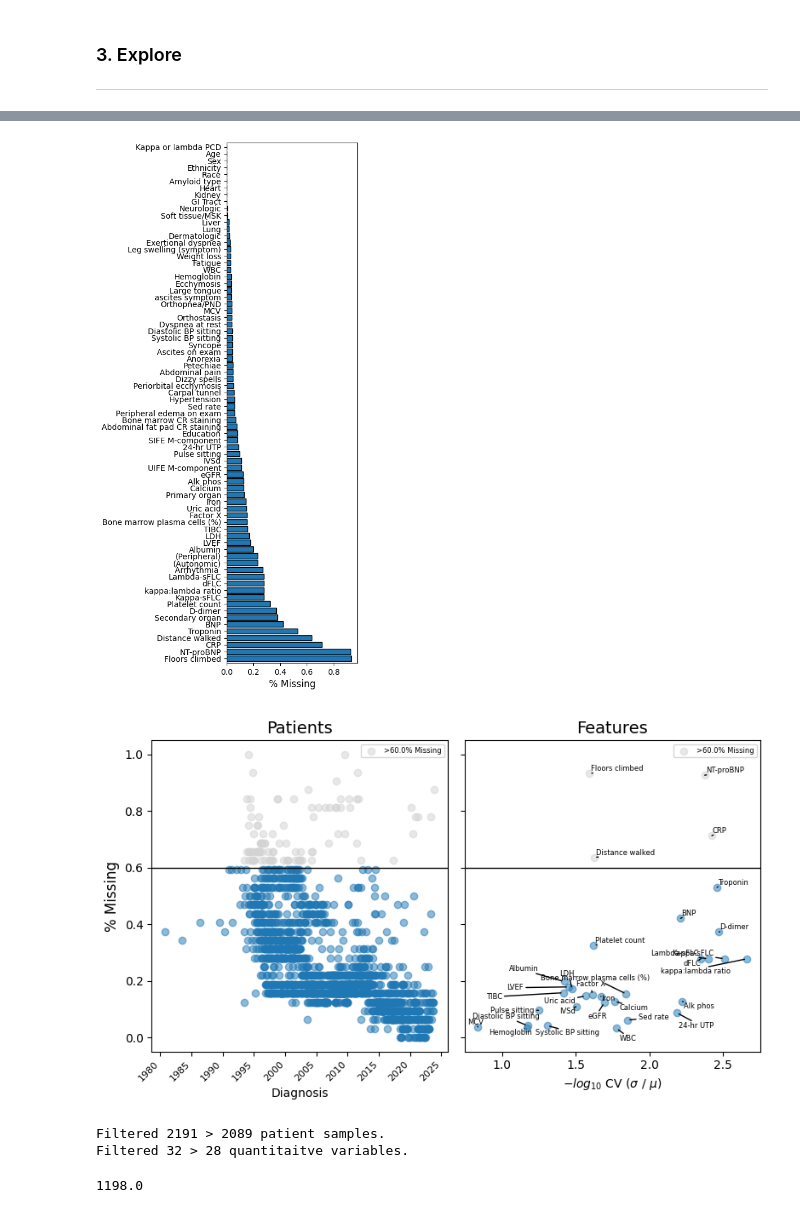
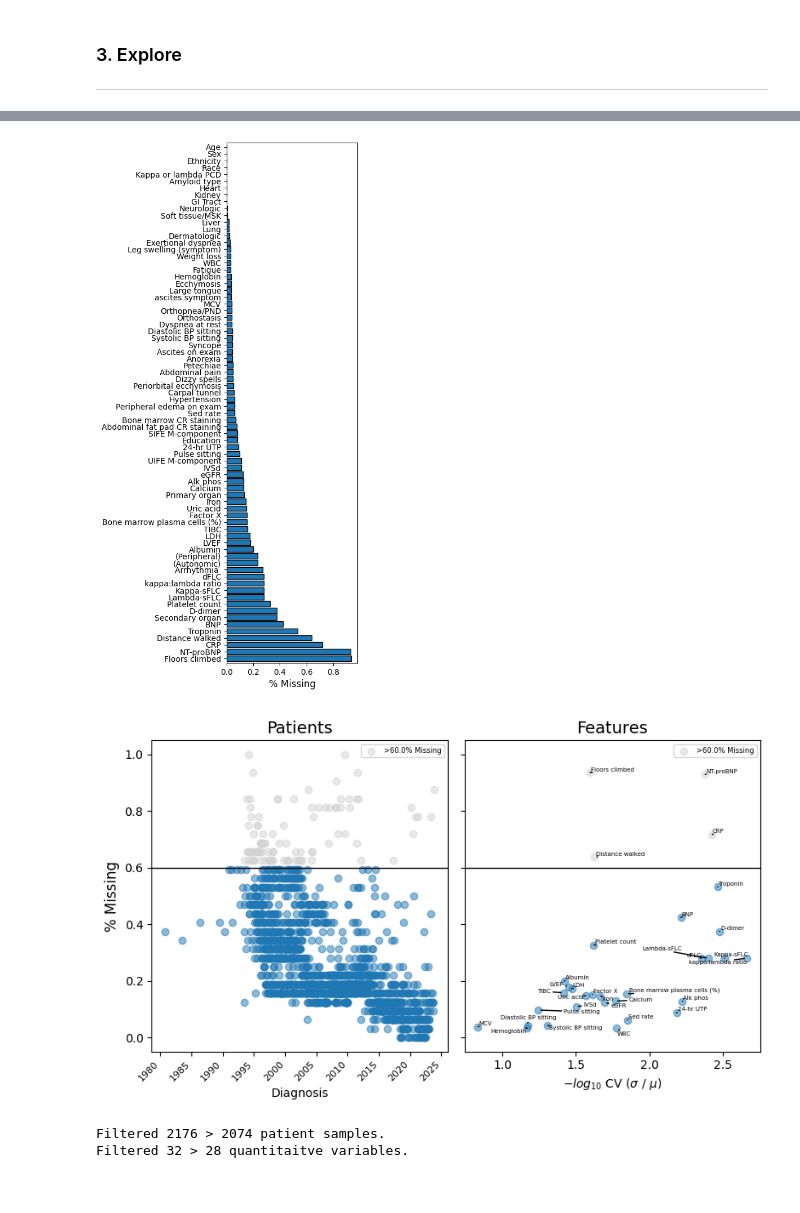
Before and after one commit to shankara-a/amyloidosis_bmc_2023, a Jupyter notebook: 01_process.ipynb, the cells around one changed output, grey strips where cells are left out. Cells and saved outputs as stored; diff of their text form; code cells hidden in the pictures.

```diff
--- a/01_process.ipynb
+++ b/01_process.ipynb
@@ -66,6 +66,10 @@ amyloid.qvars[amyloid.qvars.index("Creatinine")] = "eGFR"
 data_df['status'] = np.where(data_df['Date of death'].notna(), 1, 0)
 data_df['time'] = data_df[['Date of death','Date of last visit']].max(axis=1) - data_df['Date of diagnosis']
 data_df['time'] = data_df['time'] / pd.Timedelta(days=30)
+
+
+# Add Eras
+data_df["Era"] = data_df["Date of diagnosis"].apply(lambda x: utils.get_eras(x))
 # %% [markdown]
 ### 2. Prep Treatments
 ---
@@ -115,3 +119,6 @@ AL_df = data_df[data_df['Amyloid type'] == "AL"]
 
 # Select for ones we know the LC isotype
 AL_df = AL_df[AL_df['Kappa or lambda PCD'].notna()]
+
+# Filter for rationale TTE
+AL_df = AL_df[AL_df["time"] > 0]
@@ -139,5 +151,5 @@ plt.savefig("figures/spearman_corr_clustermap.pdf", dpi=200, bbox_inches="tight"
 plot.missing_barplot(AL_df[amyloid.qvars + amyloid.catvars], figsize=(3,12))
 plt.savefig("figures/missing_variables.pdf", dpi=200, bbox_inches="tight")
 # %% [output]
-[figure, old version]
+[figure, new version]
 # %%
@@ -147,6 +158,8 @@ from datetime import datetime
 missing_by_patient = 0.6
 missing_by_var = 0.6
 # %%
+from adjustText import adjust_text
+
 fig,axes = plt.subplots(1,2,figsize=(8,4.75), sharey=True)
 
 # Patient Missing Scatterplot
@@ -163,35 +176,35 @@ axes[0].set_ylabel("% Missing", fontsize=12)
 axes[0].axhline(missing_by_patient, linewidth=1, c='k')
 axes[0].legend(fontsize=6)
 axes[0].set_xticklabels(axes[0].get_xticklabels(), rotation=45, ha='right', fontsize=8)
 axes[0].set_title("Patients", fontsize=14)
 
 # Feature Missing Scatterplot
 df = AL_df[amyloid.qvars]
 df = pd.DataFrame(df.isna().sum(0) / df.shape[0]).sort_values(0).join(
     pd.DataFrame(df.mean(0), columns=['mean'])).join(
     pd.DataFrame(df.std(0), columns=['std']))
 
 df['cv'] = 100 * (df['std'] / df['mean'])
 df['cv'] = np.log10(df['cv'])
 
 df_1 = df[df[0] <= missing_by_var]
 df_2 = df[df[0] > missing_by_var]
 
 axes[1].scatter(df_1['cv'], df_1[0], alpha=0.5)
 axes[1].scatter(df_2['cv'], df_2[0], alpha=0.5, c='lightgrey', label=">{}% Missing".format(missing_by_var*100))
 axes[1].set_xlabel("$-log_{10}$ CV ($\sigma$ / $\mu$)")
 #axes[1].set_ylabel("% Missing")
 axes[1].axhline(missing_by_var, linewidth=1, c='k')
 axes[1].legend(fontsize=6)
 
-texts = [axes[1].text(df['cv'][i], df[0][i], df.index[i], ha='center', va='center', fontsize=6) for i in range(df.shape[0])]
+texts = [axes[1].text(df['cv'][i], df[0][i], df.index[i], ha='center', va='center', fontsize=5) for i in range(df.shape[0])]
 adjust_text(texts, arrowprops=dict(arrowstyle='-', color='black'))
 
 axes[1].set_title("Features", fontsize=14)
 plt.tight_layout()
 plt.savefig("figures/missing_vars_scatterplot.pdf", dpi=200, bbox_inches="tight")
 # %% [output]
-[figure, old version]
+[figure, new version]
 # %%
 # Filter Quantitative Variables
 qvars_to_keep = (AL_df[amyloid.qvars].isna().sum() / AL_df.shape[0] <= missing_by_var)
@@ -203,15 +216,10 @@ patients_to_keep = (AL_df[amyloid.qvars].isna().sum(1) / len(amyloid.qvars) <= m
 print("Filtered {} > {} patient samples.".format(AL_df.shape[0], patients_to_keep.sum()))
 print("Filtered {} > {} quantitaitve variables.".format(len(amyloid.qvars), len(qvars_to_keep)))
 # %% [output]
-Filtered 2191 > 2089 patient samples.
+Filtered 2176 > 2074 patient samples.
 Filtered 32 > 28 quantitaitve variables.
 # %%
 AL_filt_df = AL_df.loc[patients_to_keep,:]
-# %%
-# TODO: Stacked barplot
-df = AL_filt_df[amyloid.amyloid_ros + amyloid.amyloid_symptoms].replace({"yes":1,"no":0,"involved":1,"not_involved":0, "equivocal":1, "None":None}).fillna(np.nan)
-# %% [output]
-1198.0
 # %%
 # Only include categorical and continuous variables and dependent variables
 vars_for_imputation = amyloid.catvars + qvars_to_keep + ['time','status']
```
Also changed, not shown: parts of 3 cells of this notebook, 8 other files.
